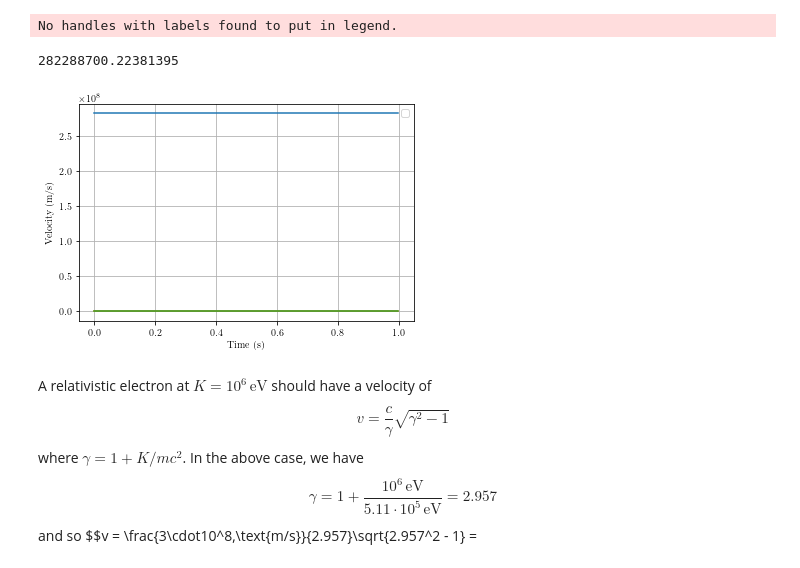
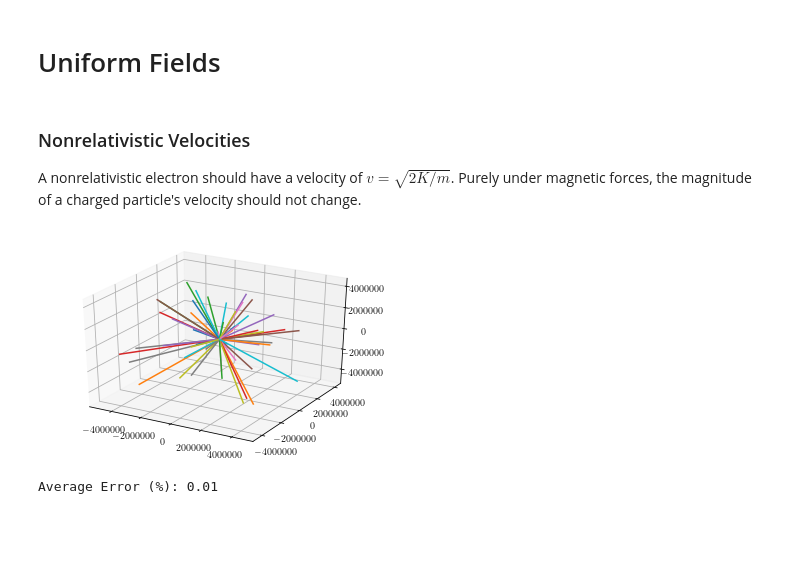
Before and after one commit to zbeever/cpt-solver, a Jupyter notebook: validation.ipynb, the cells around one changed output. Saved outputs shown, nothing was run; the diff lists cells and outputs as text; code cells hidden in the pictures; blank space fills up the shorter version.

```diff
--- a/validation.ipynb
+++ b/validation.ipynb
@@ -28,17 +0,0 @@ which is what we find above.
-# %%
-T = 1
-dt = 1e-3
-system = Solver(BorisRel(dt))
-
-rel_electron = Particle(np.array([0., 0., 0.]), np.array([1., 0., 0.]), 1e6, -qe, me)
-system.add_particle(rel_electron)
-
-system.solve(T, ['velocity'])
-print(rel_electron.history['velocity'][-1, 0])
-system.plot_2d(['velocity'])
-# %% [output]
-No handles with labels found to put in legend.
-282288700.22381395
-[figure, removed]
-# %% [markdown]
-A relativistic electron at $K = 10^{6}\,\text{eV}$ should have a velocity of $$v = \frac{c}{\gamma}\sqrt{\gamma^2 - 1}$$ where $\gamma = 1 + K/mc^2$. In the above case, we have $$\gamma = 1 + \frac{10^6\,\text{eV}}{5.11\cdot10^5\,\text{eV}} = 2.957$$ and so $$v = \frac{3\cdot10^8\,\text{m/s}}{2.957}\sqrt{2.957^2 - 1} =
@@ -44,0 +28,50 @@ A relativistic electron at $K = 10^{6}\,\text{eV}$ should have a velocity of $$v
+# %% [markdown]
+# Uniform Fields
+# %% [markdown]
+### Nonrelativistic Velocities
+
+A nonrelativistic electron should have a velocity of $v = \sqrt{2K/m}$. Purely under magnetic forces, the magnitude of a charged particle's velocity should not change.
+# %%
+T = 1       # Total time
+dt = 1e-3   # Simulation time step
+trials = 50 # Number of runs
+
+system = Solver(BorisNonrel(dt)) # Nonrelativistic integrator
+
+def v_nonrel(K, m):
+    return sqrt(2. * K / m)
+
+analytical_v_nonrel = np.zeros(trials)
+numerical_v_nonrel = np.zeros(trials)
+
+for i in range(trials):
+    # Randomly generate positions, velocity directions, and kinetic energies
+    r = np.random.default_rng().normal(0., 10., 3)     # 3D normal distribution, sigma = 10 m
+    v_dir = np.random.default_rng().normal(0., 1., 3)  # 3D normal distribution, sigma = 1 m
+    K = np.random.default_rng().uniform(0., 1e2)       # 1D uniform distribution from 0 eV to 1e2 eV
+
+    analytical_v_nonrel[i] = v_nonrel(eV_to_J(K), me)
+
+    system.add_particle(Particle(r, v_dir, K, -qe, me))
+
+system.solve(T, ['position', 'velocity'])
+
+fig = plt.figure()
+ax = fig.add_subplot(111, projection='3d')
+
+for i, particle in enumerate(system.particles):
+    numerical_v_nonrel[i] = (np.linalg.norm(particle.history['velocity'][-1]))
+    ax.plot(particle.history['position'][:, 0], particle.history['position'][:, 1], particle.history['position'][:, 2])
+
+plt.show()
+# %% [output]
+[figure, added]
+# %%
+# Nonrelativistic velocity results
+
+error = toPercent(numerical_v_nonrel, analytical_v_nonrel)
+
+# print('Error (%): ' + ' '.join(f'{x:.2f}\n' for x in error))
+print(f'Average Error (%): {sum(error) / trials:.2f}')
+# %% [output]
+Average Error (%): 0.01
```
Also changed, not shown: parts of 14 cells of this notebook, 4 other files.
